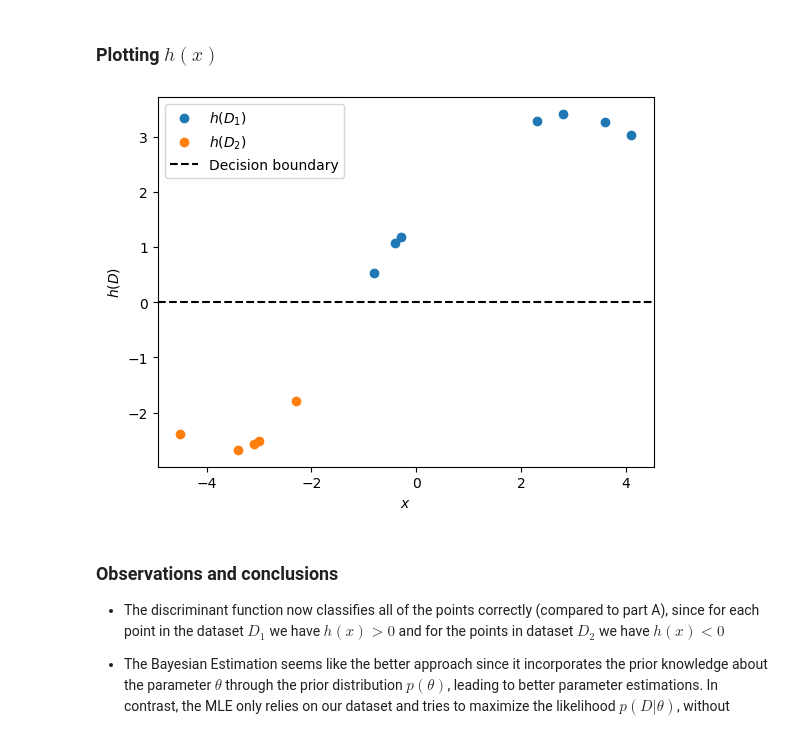
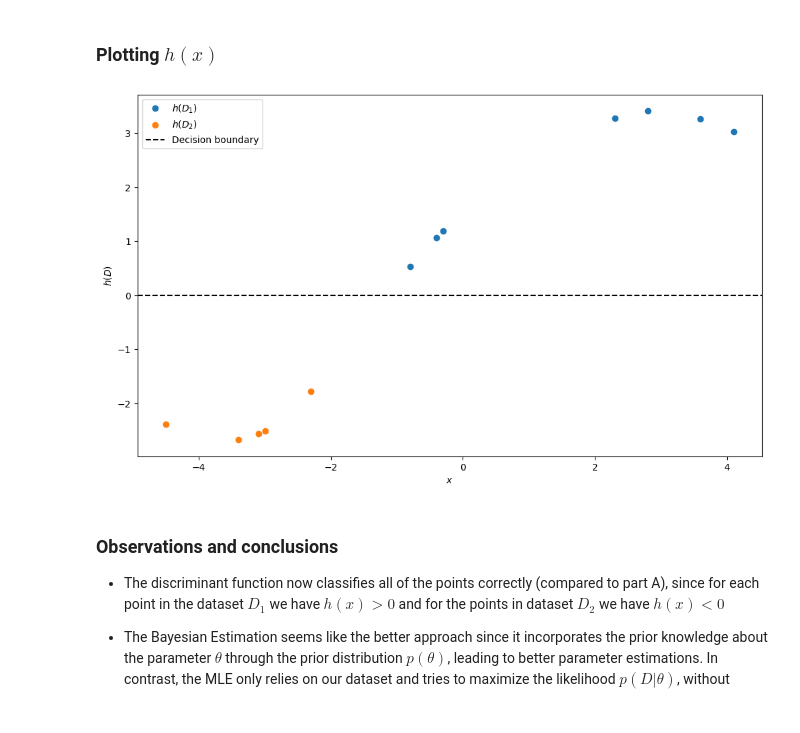
Before and after one commit to NontasBak/PR-Machine-Learning, a Jupyter notebook: Team40-AC.ipynb, the cells around one changed output. Cells and saved outputs as stored; diff of their text form; code cells hidden in the pictures.

```diff
--- a/Team40-AC.ipynb
+++ b/Team40-AC.ipynb
@@ -176,16 +164,17 @@ def predict (x, apriori_P1, apriori_P2, theta_values):
 # %%
 h_D1_values = [predict(x, apriori_P1, apriori_P2, theta_values) for x in D1]
 h_D2_values = [predict(x, apriori_P1, apriori_P2, theta_values) for x in D2]
 
+plt.figure(figsize=(12, 7))
 plt.plot(D1, h_D1_values, 'o', label=r'$h(D_1)$')
 plt.plot(D2, h_D2_values, 'o', label=r'$h(D_2)$')
 plt.axhline(0, color='black', linestyle='--', label='Decision boundary')
 plt.xlabel(r'$x$')
 plt.ylabel(r'$h(D)$')
 plt.legend()
 plt.show()
 # %% [output]
-[figure, old version]
+[figure, new version]
 # %% [markdown]
 ### Observations and conclusions
 
```
Also changed, not shown: parts of 7 cells of this notebook.
